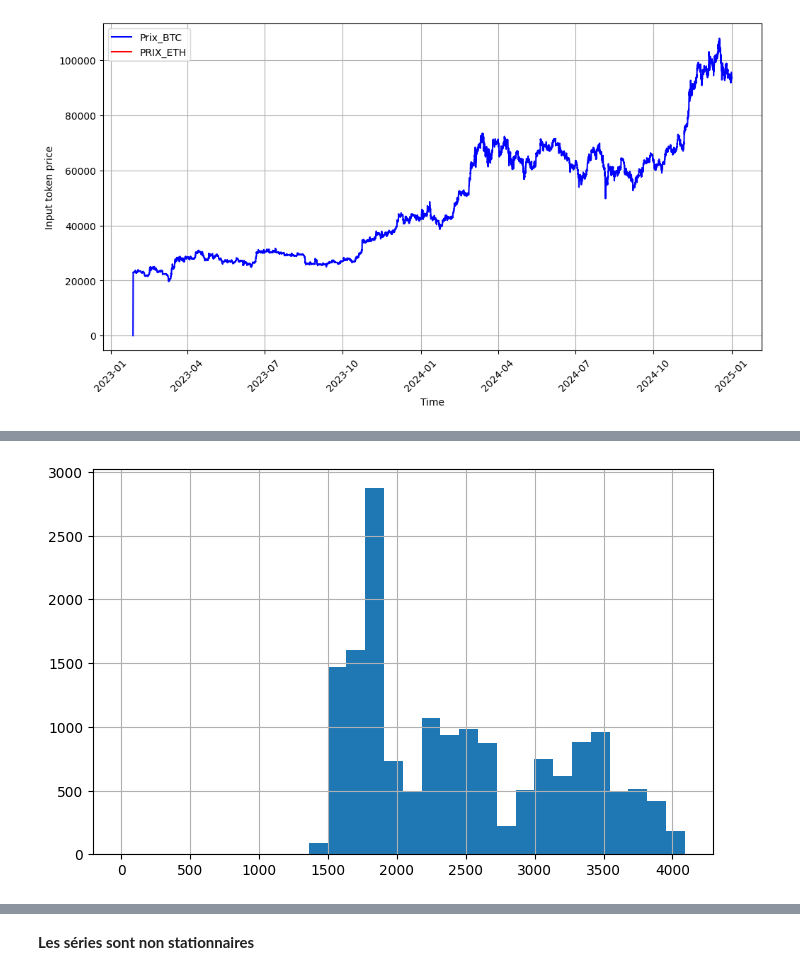
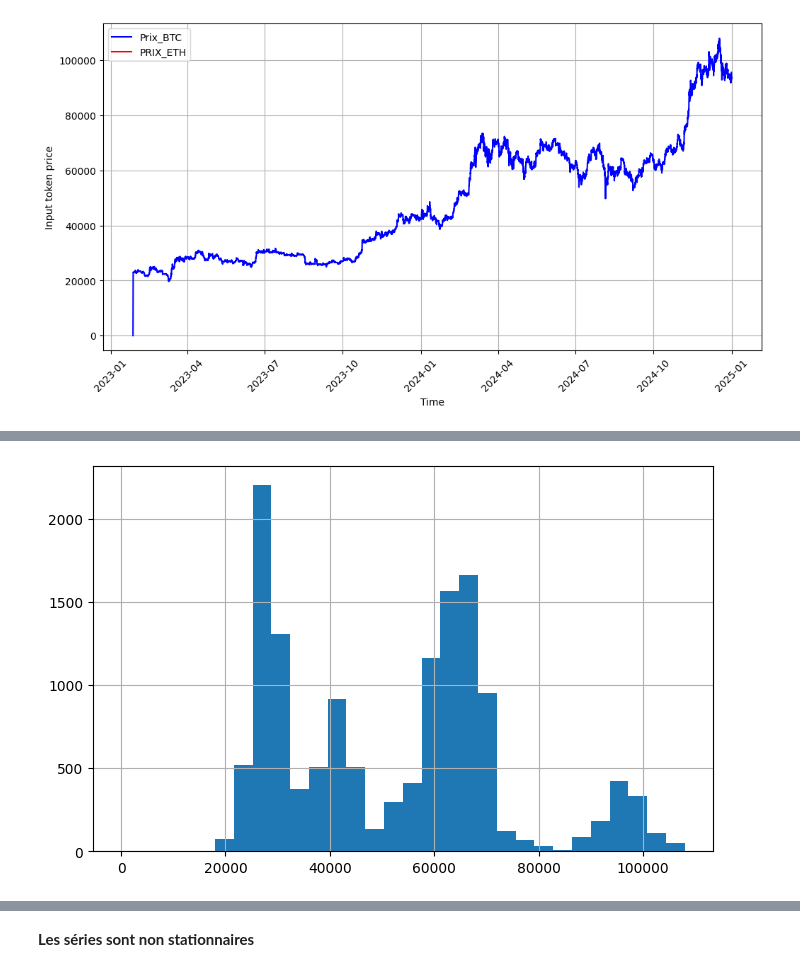
Before and after one commit to yhrd99/BITCOIN-PRICE-FORECASTING, a Jupyter notebook: Statdesc.ipynb, the cells around one changed output, grey strips where cells are left out. Cells and saved outputs as stored; diff of their text form; code cells hidden in the pictures.

```diff
--- a/Statdesc.ipynb
+++ b/Statdesc.ipynb
@@ -48,6 +42,6 @@ plt.show()
 # %%
-df_ETH['inputTokenPriceUSD'].hist(figsize=(8,5), bins=30)
+df_BTC['inputTokenPriceUSD'].hist(figsize=(8,5), bins=30)
 plt.title=("Distribution des prix BTC")
 plt.show()
 # %% [output]
-[figure, old version]
+[figure, new version]
```
Also changed, not shown: parts of 32 cells of this notebook.
